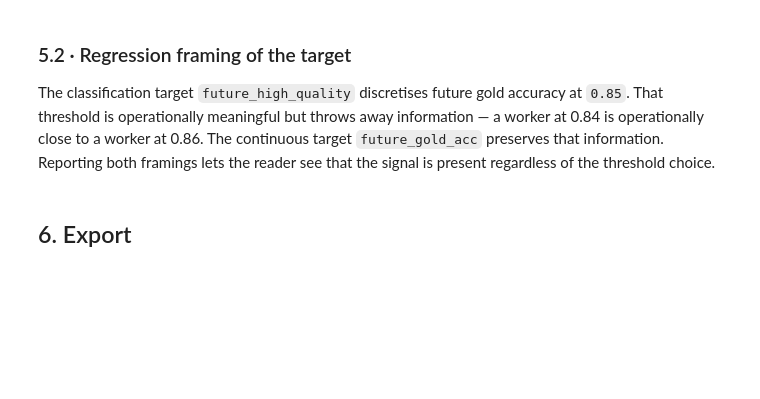
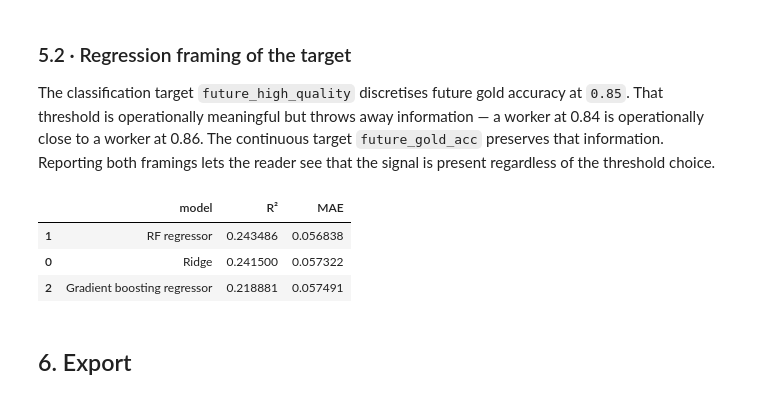
Before and after one commit to alpchelnikov/master-thesis-crowdsourcing-quality, a Jupyter notebook: notebooks/02_Feature_Engineering_and_Baseline.ipynb, the cells around one changed output. Drawn from its saved outputs; the diff is of its cells as text; code cells hidden in the pictures; blank space fills up the shorter version.

```diff
--- a/notebooks/02_Feature_Engineering_and_Baseline.ipynb
+++ b/notebooks/02_Feature_Engineering_and_Baseline.ipynb
@@ -790,34 +797,39 @@ ridge_pipe = Pipeline([
     ("scaler", StandardScaler()),
     ("reg", Ridge(alpha=1.0)),
 ])
 rf_reg_pipe = Pipeline([
     ("imputer", SimpleImputer(strategy="median")),
     ("reg", RandomForestRegressor(
         n_estimators=400, max_depth=6, min_samples_leaf=3, random_state=42,
     )),
 ])
 lgbm_reg_pipe = Pipeline([
     ("imputer", SimpleImputer(strategy="median")),
     ("reg", LGBMRegressor(
-        n_estimators=200, max_depth=4, learning_rate=0.05, random_state=42,
+        n_estimators=200, max_depth=4, learning_rate=0.05, random_state=42, verbose=-1,
     )),
 ])
 
 for name, pipe in [("Ridge", ridge_pipe), ("RF regressor", rf_reg_pipe), ("Gradient boosting regressor", lgbm_reg_pipe)]:
     scores = cross_validate(
         pipe, eligible[selected_features], y_reg,
         cv=cv_reg,
         scoring=["r2", "neg_mean_absolute_error"],
         n_jobs=None,
     )
     reg_rows.append({
         "model": name,
         "R²": scores["test_r2"].mean(),
         "MAE": -scores["test_neg_mean_absolute_error"].mean(),
     })
 
 regression_results = pd.DataFrame(reg_rows).sort_values("R²", ascending=False)
 regression_results
+# %% [output]
+|  | model | R² | MAE |
+| 1 | RF regressor | 0.243486 | 0.056838 |
+| 0 | Ridge | 0.241500 | 0.057322 |
+| 2 | Gradient boosting regressor | 0.218881 | 0.057491 |
 # %% [markdown]
 ## 6. Export
 # %%
```
Also changed, not shown: parts of 7 cells of this notebook.
